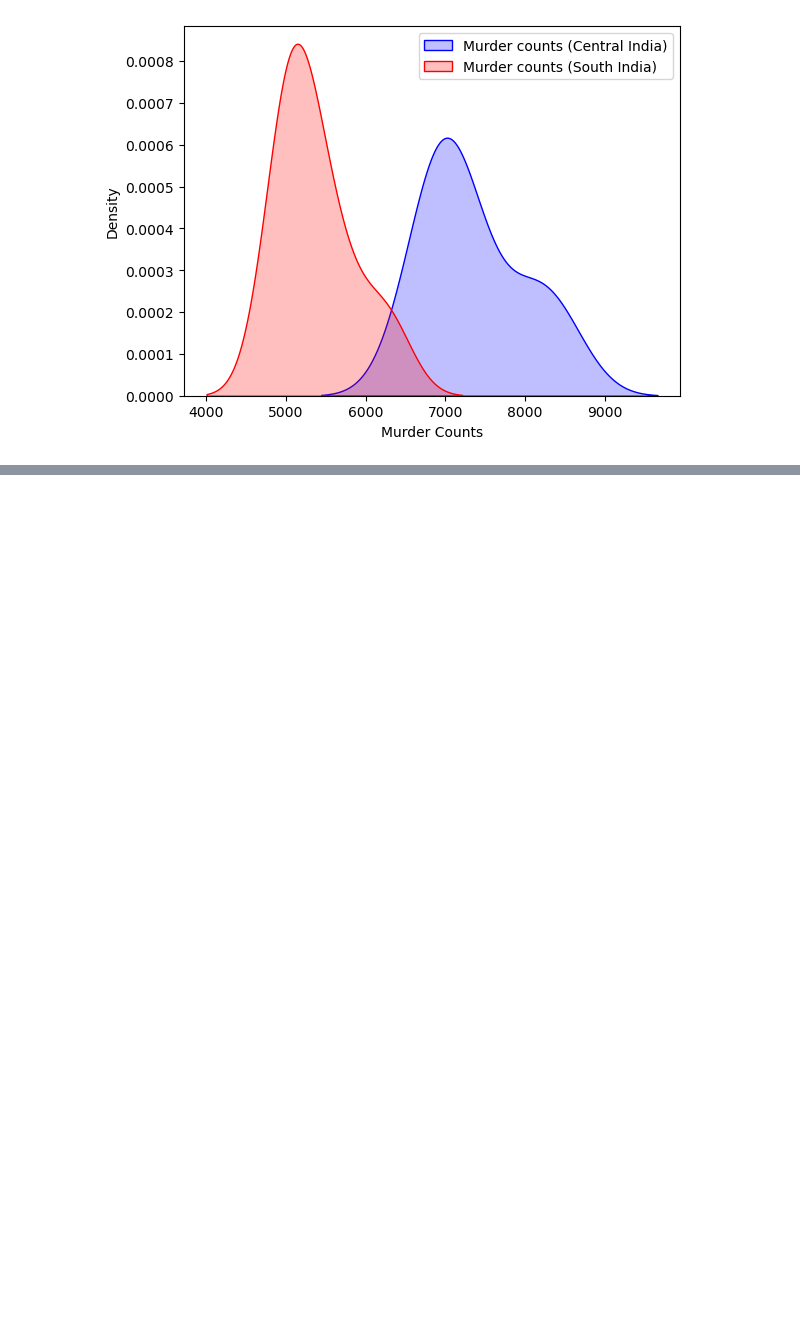
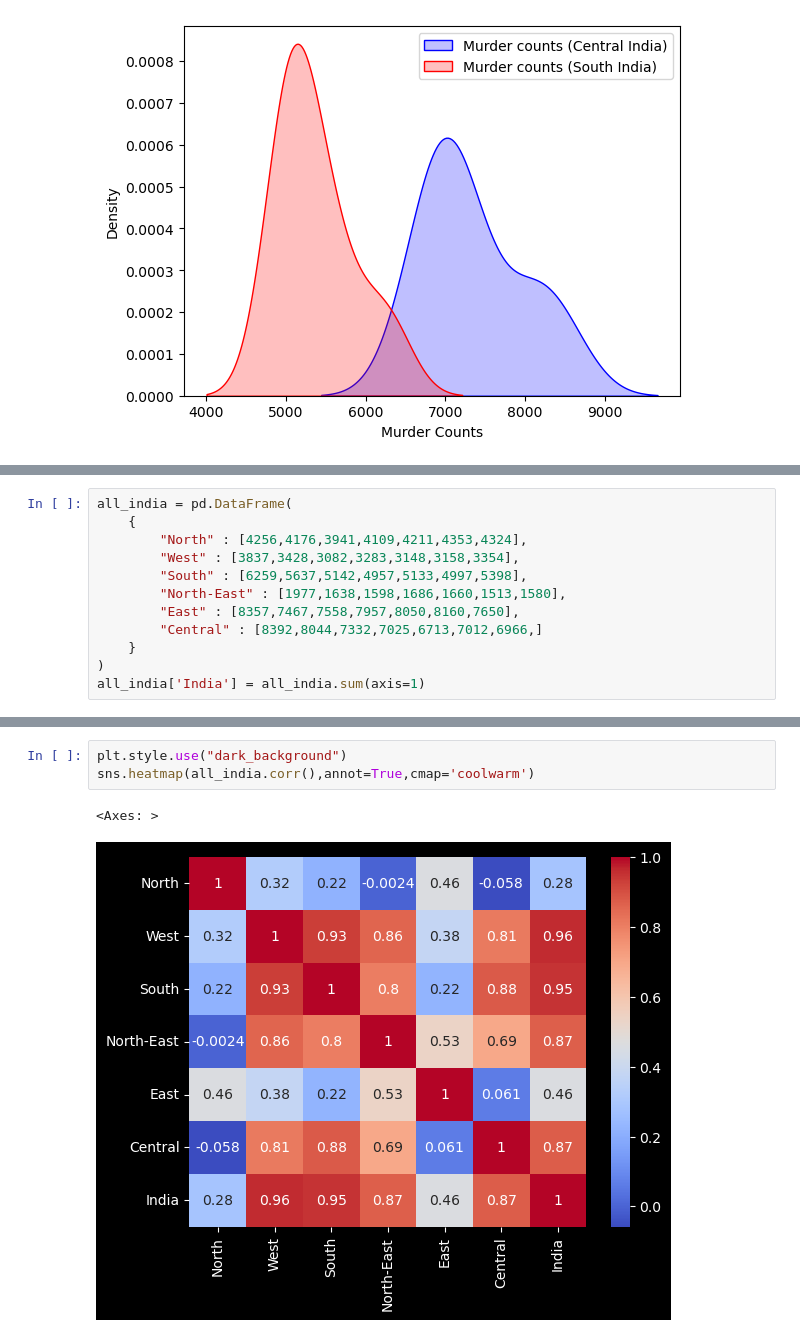
Before and after one commit to haverstein/Murder-Analysis-India, a Jupyter notebook: code/Analysis-I.ipynb, the cells around one changed output, grey strips where cells are left out. Saved outputs shown, nothing was run; the diff lists cells and outputs as text; blank space fills up the shorter version.

```diff
--- a/code/Analysis-I.ipynb
+++ b/code/Analysis-I.ipynb
@@ -207,0 +218,12 @@ south = df[df['Region']=='S'][[2015,2016,2017,2018,2019,2020,2021]].to_numpy()
+# %%
+all_india = pd.DataFrame(
+    {
+        "North" : [4256,4176,3941,4109,4211,4353,4324],
+        "West" : [3837,3428,3082,3283,3148,3158,3354],
+        "South" : [6259,5637,5142,4957,5133,4997,5398],
+        "North-East" : [1977,1638,1598,1686,1660,1513,1580],
+        "East" : [8357,7467,7558,7957,8050,8160,7650],
+        "Central" : [8392,8044,7332,7025,6713,7012,6966,]
+    }
+)
+all_india['India'] = all_india.sum(axis=1)
@@ -207,0 +241,6 @@ south = df[df['Region']=='S'][[2015,2016,2017,2018,2019,2020,2021]].to_numpy()
+# %%
+plt.style.use("dark_background")
+sns.heatmap(all_india.corr(),annot=True,cmap='coolwarm')
+# %% [output]
+<Axes: >
+[figure, added]
```
Also changed, not shown: parts of 8 cells of this notebook, 12 other files.
